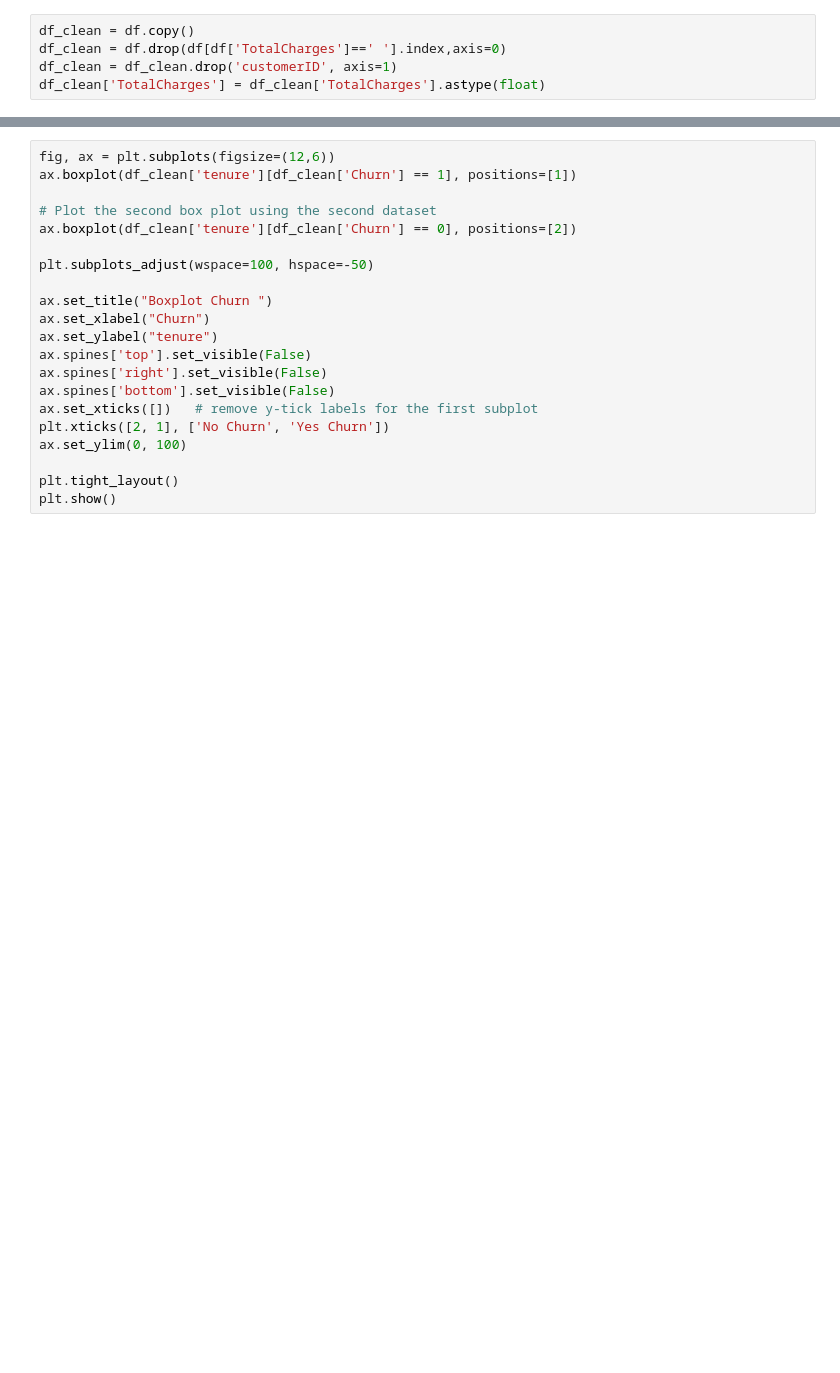
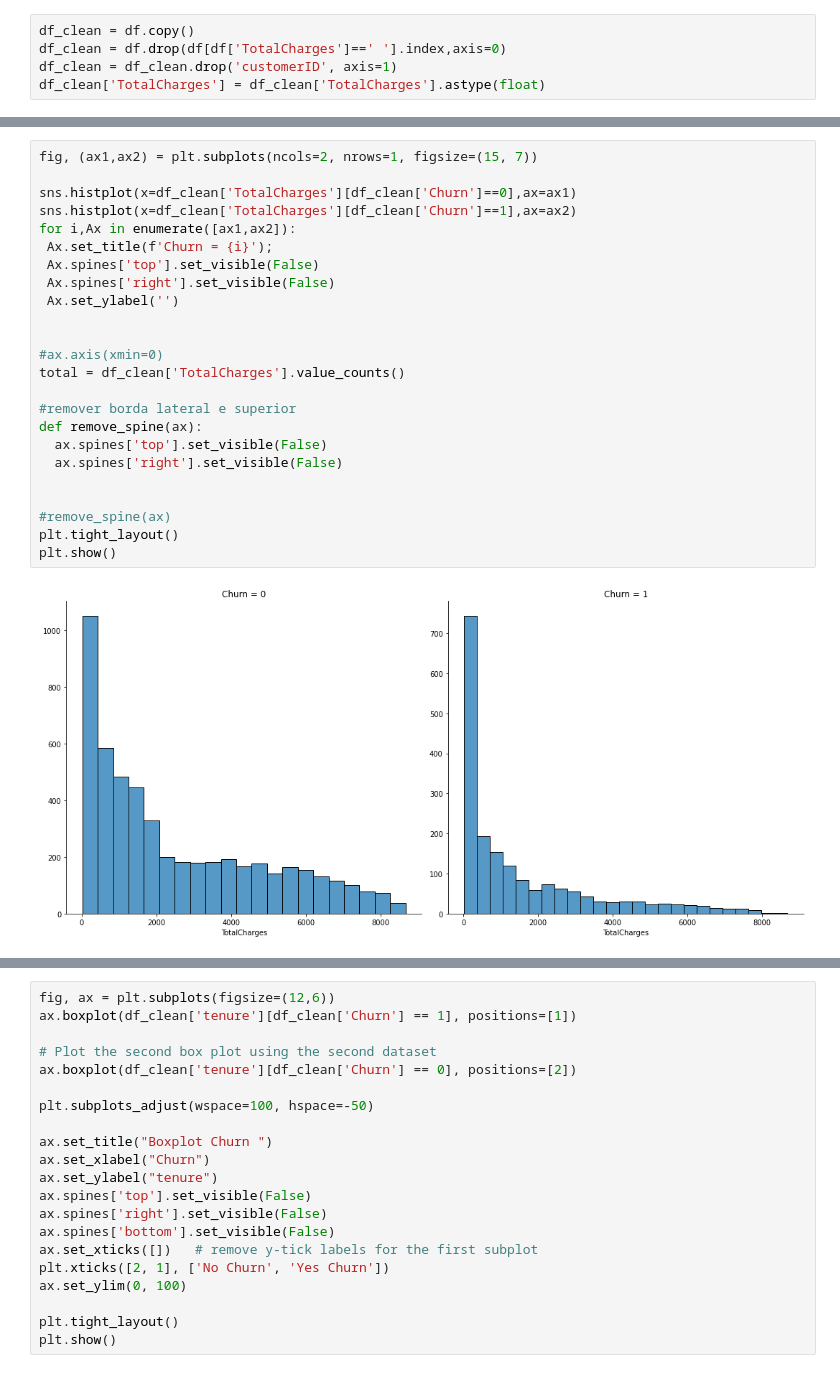
Before and after one commit to IsWallison/Projeto_Churn_Prediction, a Jupyter notebook: Projeto_Churn_Prediction_para_uma_empresa_de_Telecomunicações.ipynb, the cells around one changed output, grey strips where cells are left out. Cells and saved outputs as stored; diff of their text form; blank space fills up the shorter version.

```diff
--- a/Projeto_Churn_Prediction_para_uma_empresa_de_Telecomunicações.ipynb
+++ b/Projeto_Churn_Prediction_para_uma_empresa_de_Telecomunicações.ipynb
@@ -173,0 +290,26 @@ df_clean.corr()
+# %%
+fig, (ax1,ax2) = plt.subplots(ncols=2, nrows=1, figsize=(15, 7))
+
+sns.histplot(x=df_clean['TotalCharges'][df_clean['Churn']==0],ax=ax1)
+sns.histplot(x=df_clean['TotalCharges'][df_clean['Churn']==1],ax=ax2)
+for i,Ax in enumerate([ax1,ax2]):
+ Ax.set_title(f'Churn = {i}');
+ Ax.spines['top'].set_visible(False)
+ Ax.spines['right'].set_visible(False)
+ Ax.set_ylabel('')
+
+
+#ax.axis(xmin=0)
+total = df_clean['TotalCharges'].value_counts()
+
+#remover borda lateral e superior
+def remove_spine(ax):
+  ax.spines['top'].set_visible(False)
+  ax.spines['right'].set_visible(False)
+
+
+#remove_spine(ax)
+plt.tight_layout()
+plt.show()
+# %% [output]
+[figure, added]
```
Also changed, not shown: parts of 41 cells of this notebook.
